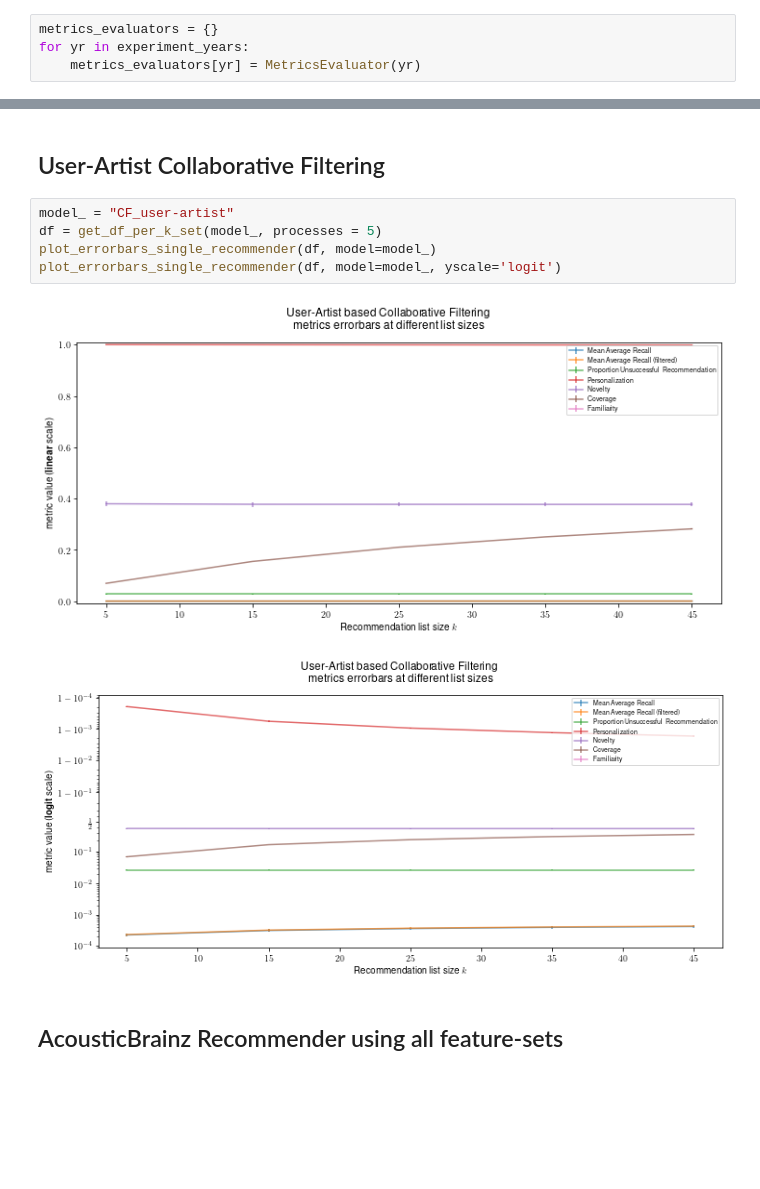
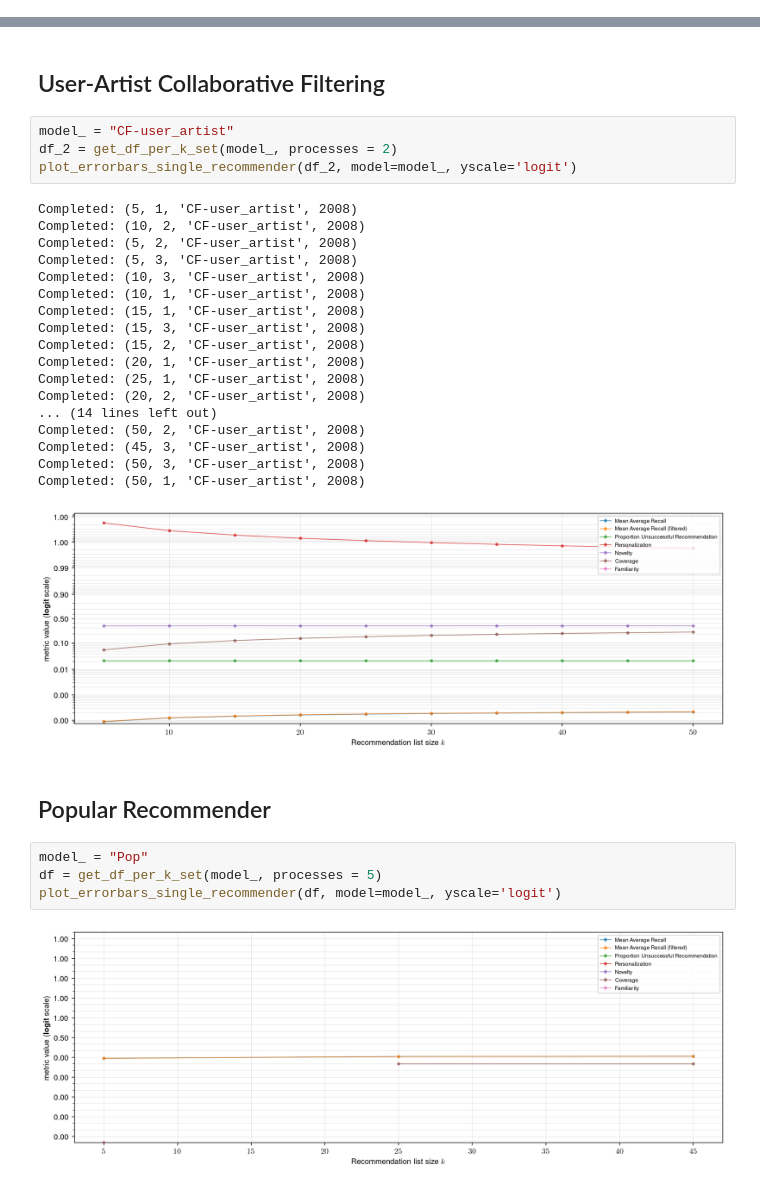
Before and after one commit to sharwinbobde/MLHD-insights, a Jupyter notebook: python-code/visualizations/recommenders-analysis.ipynb, the cells around one changed output, grey strips where cells are left out. Cells and saved outputs as stored; diff of their text form; blank space fills up the shorter version.

```diff
--- a/python-code/visualizations/recommenders-analysis.ipynb
+++ b/python-code/visualizations/recommenders-analysis.ipynb
@@ -11,5 +17 @@ rec_utils = RecommendationUtils(data_stem)
 yr = 2008
-# %%
-metrics_evaluators = {}
-for yr in experiment_years:
-    metrics_evaluators[yr] = MetricsEvaluator(yr)
@@ -104,12 +135,33 @@ findfont: Font family ['sans-serif'] not found. Falling back to DejaVu Sans.
 # %% [markdown]
 ## User-Artist Collaborative Filtering
+# %%
+model_ = "CF-user_artist"
+df_2 = get_df_per_k_set(model_, processes = 2)
+plot_errorbars_single_recommender(df_2, model=model_, yscale='logit')
+# %% [output]
+Completed: (5, 1, 'CF-user_artist', 2008)
+Completed: (10, 2, 'CF-user_artist', 2008)
+Completed: (5, 2, 'CF-user_artist', 2008)
+Completed: (5, 3, 'CF-user_artist', 2008)
+Completed: (10, 3, 'CF-user_artist', 2008)
+Completed: (10, 1, 'CF-user_artist', 2008)
+Completed: (15, 1, 'CF-user_artist', 2008)
+Completed: (15, 3, 'CF-user_artist', 2008)
+Completed: (15, 2, 'CF-user_artist', 2008)
+Completed: (20, 1, 'CF-user_artist', 2008)
+Completed: (25, 1, 'CF-user_artist', 2008)
+Completed: (20, 2, 'CF-user_artist', 2008)
+... (14 lines left out)
+Completed: (50, 2, 'CF-user_artist', 2008)
+Completed: (45, 3, 'CF-user_artist', 2008)
+Completed: (50, 3, 'CF-user_artist', 2008)
+Completed: (50, 1, 'CF-user_artist', 2008)
+[figure, added]
+# %% [markdown]
+## Popular Recommender
 # %%
-model_ = "CF_user-artist"
+model_ = "Pop"
 df = get_df_per_k_set(model_, processes = 5)
-plot_errorbars_single_recommender(df, model=model_)
 plot_errorbars_single_recommender(df, model=model_, yscale='logit')
 # %% [output]
-[figure, old version]
+[figure, new version]
-[figure, removed]
-# %% [markdown]
-## AcousticBrainz Recommender using all feature-sets
```
Also changed, not shown: parts of 15 cells of this notebook, 13 other files.
